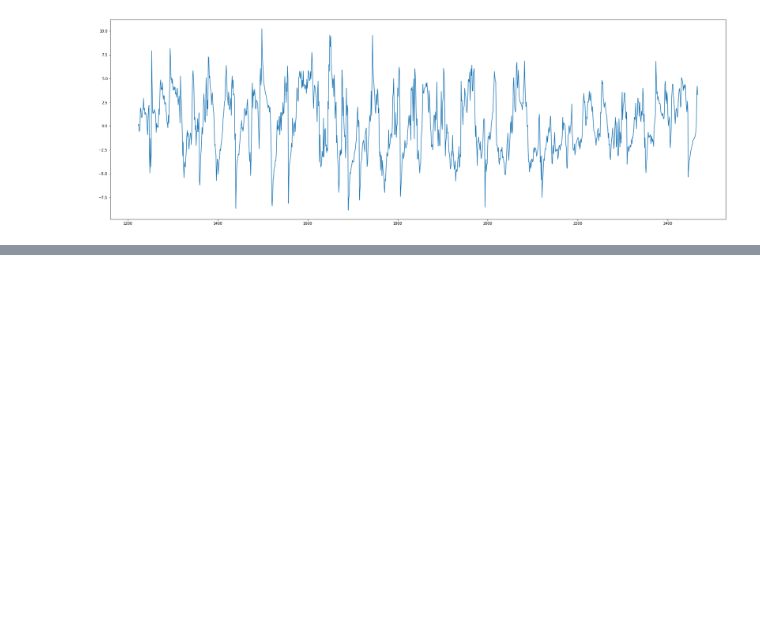
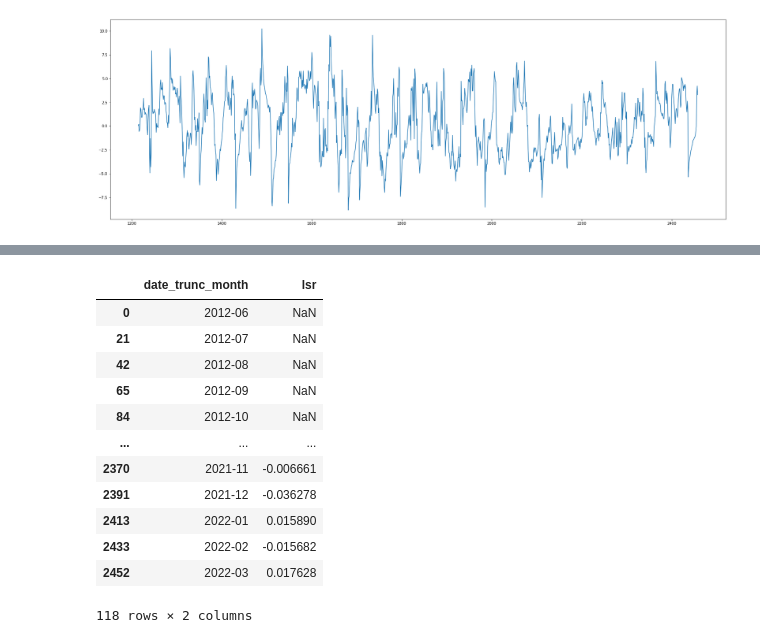
Before and after one commit to snowr/statarb_rw, a Jupyter notebook: pairs_trading.ipynb, the cells around one changed output, grey strips where cells are left out. Saved outputs shown, nothing was run; the diff lists cells and outputs as text; code cells hidden in the pictures; blank space fills up the shorter version.

```diff
--- a/pairs_trading.ipynb
+++ b/pairs_trading.ipynb
@@ -98,0 +149,16 @@ ax = merged[1200:].plot(y="strat_return", legend=False,figsize=figsize)
+# %%
+merged[(merged['is_start_of_month'] == True)][['date_trunc_month','lsr']]
+# %% [output]
+|  | date_trunc_month | lsr |
+| 0 | 2012-06 | NaN |
+| 21 | 2012-07 | NaN |
+| 42 | 2012-08 | NaN |
+| 65 | 2012-09 | NaN |
+| 84 | 2012-10 | NaN |
+| ... | ... | ... |
+| 2370 | 2021-11 | -0.006661 |
+| 2391 | 2021-12 | -0.036278 |
+| 2413 | 2022-01 | 0.015890 |
+| 2433 | 2022-02 | -0.015682 |
+| 2452 | 2022-03 | 0.017628 |
+118 rows × 2 columns
```
Also changed, not shown: parts of 11 cells of this notebook.
